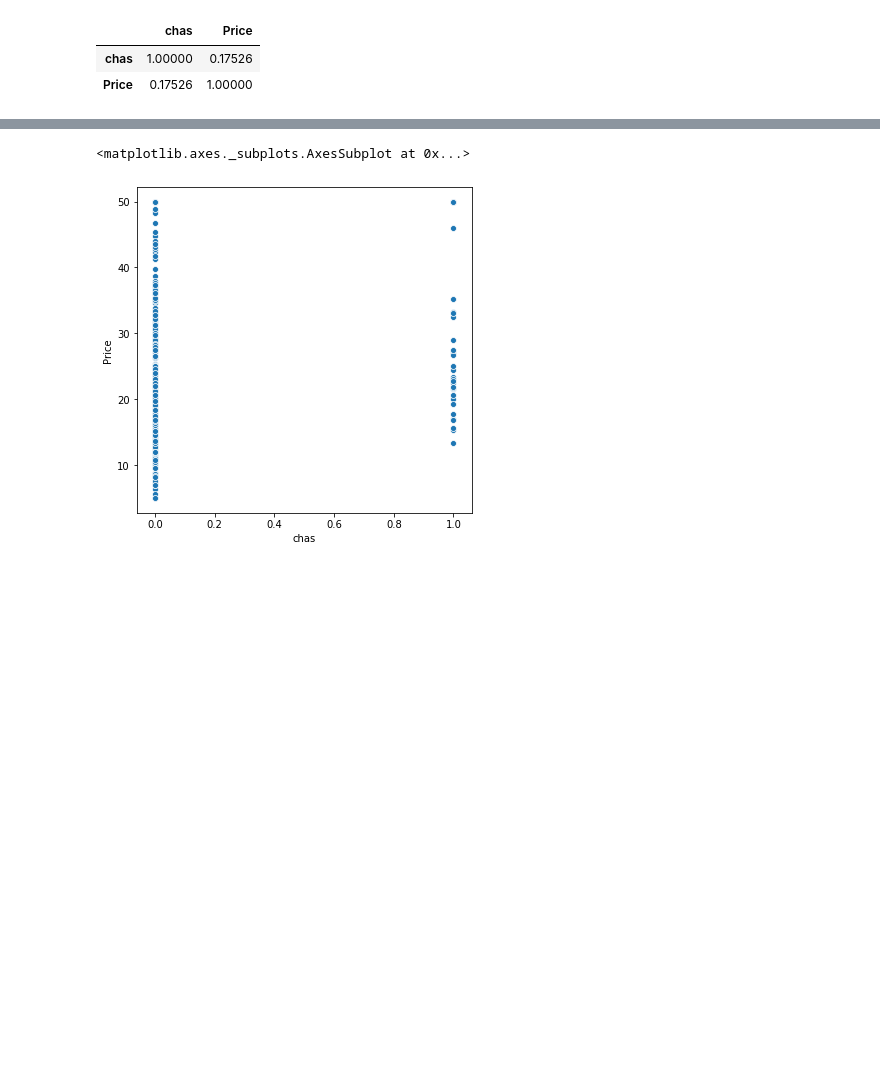
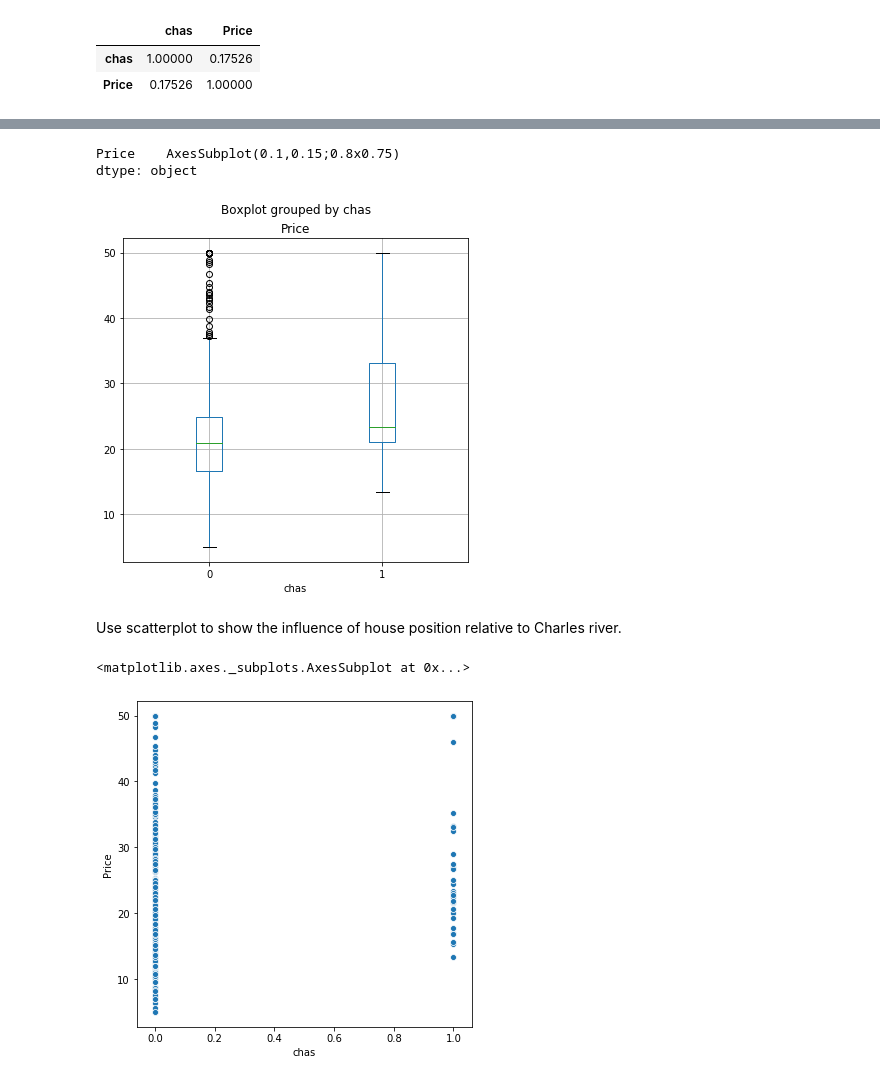
Before and after one commit to eamonnofarrell/Machine-Learning-Assessment2019, a Jupyter notebook: Machine-Learning-Assignment.ipynb, the cells around one changed output, grey strips where cells are left out. Drawn from its saved outputs; the diff is of its cells as text; code cells hidden in the pictures; blank space fills up the shorter version.

```diff
--- a/Machine-Learning-Assignment.ipynb
+++ b/Machine-Learning-Assignment.ipynb
@@ -135,3 +133,11 @@ Use scatterplot to show the influence of house position relative to Charles rive
+# %%
+data.boxplot('Price', by='chas', return_type = 'axes')
+# %% [output]
+Price    AxesSubplot(0.1,0.15;0.8x0.75)
+dtype: object
+[figure, added]
+# %% [markdown]
+Use scatterplot to show the influence of house position relative to Charles river.
 # %%
 #sns.distplot(df[col])
 plt.rcParams['figure.figsize'] = (6,6)
```
Also changed, not shown: parts of 25 cells of this notebook.
